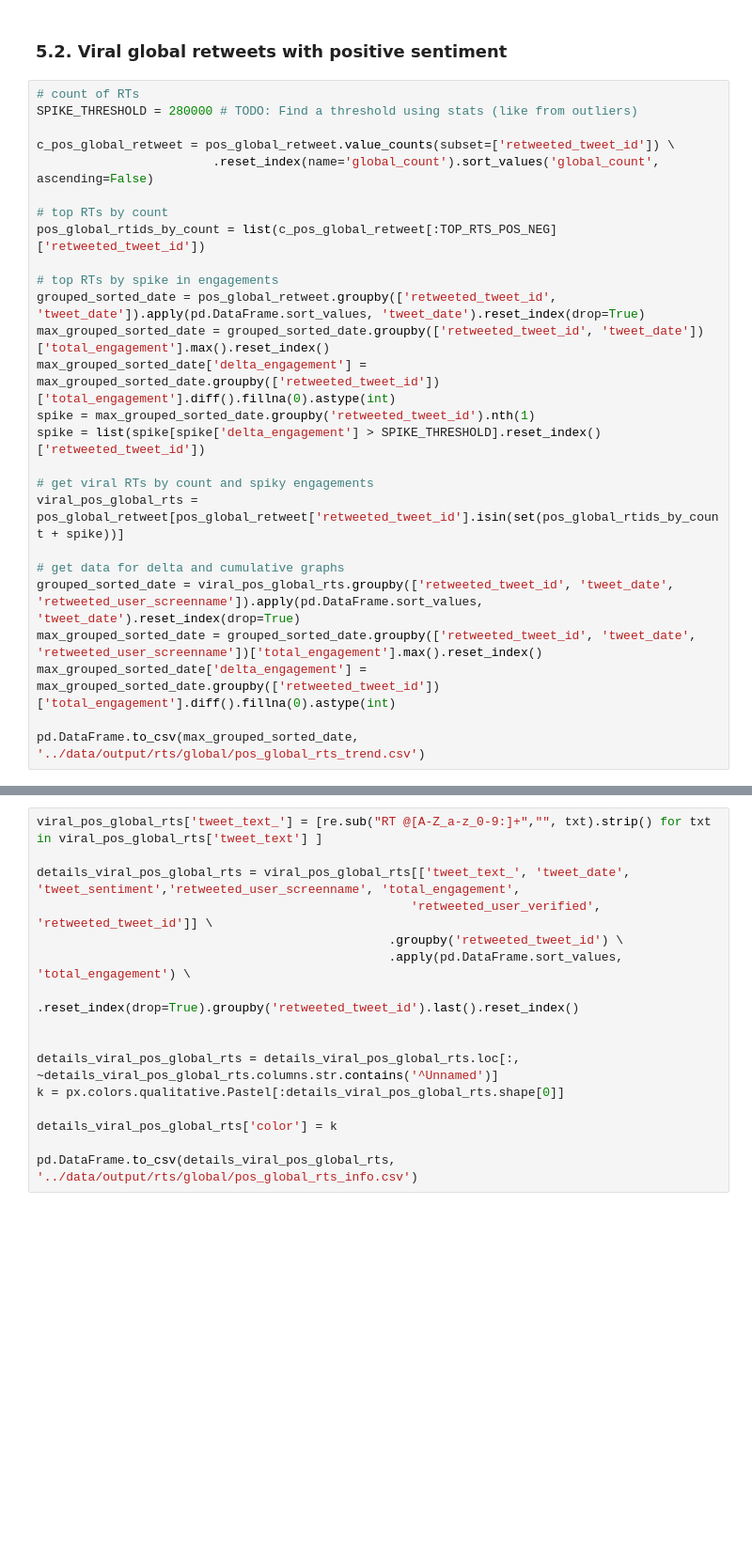
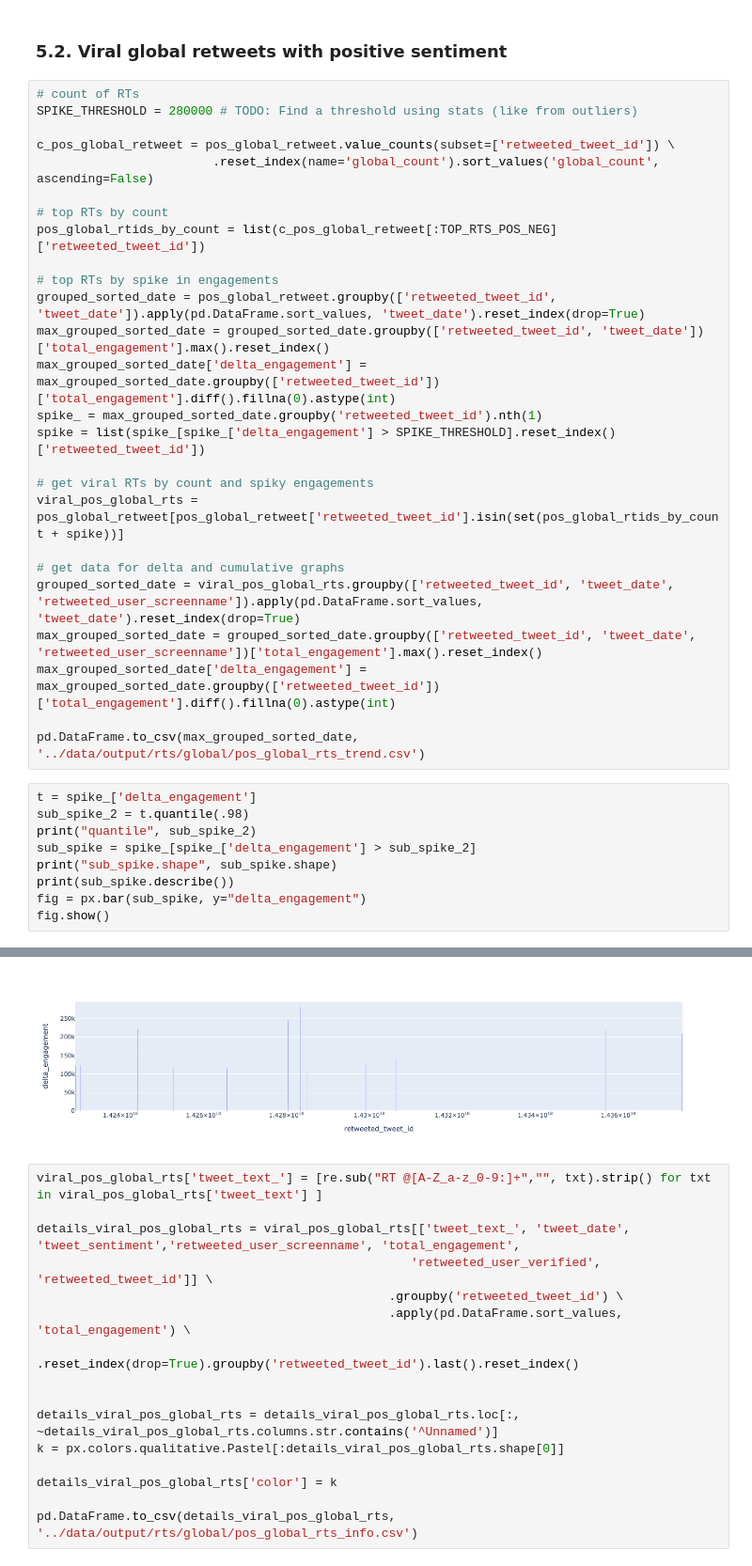
Before and after one commit to anshu0612/geocoded-tweets-analysis-dashboard, a Jupyter notebook: notebooks/sg_tweets_engagements_eda.ipynb, the cells around one changed output, grey strips where cells are left out. Shown at 94% size. Cells and saved outputs as stored; diff of their text form; blank space fills up the shorter version.

```diff
--- a/notebooks/sg_tweets_engagements_eda.ipynb
+++ b/notebooks/sg_tweets_engagements_eda.ipynb
@@ -619,8 +722,8 @@ pos_global_rtids_by_count = list(c_pos_global_retweet[:TOP_RTS_POS_NEG]['retweet
 grouped_sorted_date = pos_global_retweet.groupby(['retweeted_tweet_id', 'tweet_date']).apply(pd.DataFrame.sort_values, 'tweet_date').reset_index(drop=True)
 max_grouped_sorted_date = grouped_sorted_date.groupby(['retweeted_tweet_id', 'tweet_date'])['total_engagement'].max().reset_index()
 max_grouped_sorted_date['delta_engagement'] = max_grouped_sorted_date.groupby(['retweeted_tweet_id'])['total_engagement'].diff().fillna(0).astype(int)
-spike = max_grouped_sorted_date.groupby('retweeted_tweet_id').nth(1)
-spike = list(spike[spike['delta_engagement'] > SPIKE_THRESHOLD].reset_index()['retweeted_tweet_id'])
+spike_ = max_grouped_sorted_date.groupby('retweeted_tweet_id').nth(1)
+spike = list(spike_[spike_['delta_engagement'] > SPIKE_THRESHOLD].reset_index()['retweeted_tweet_id'])
 
 # get viral RTs by count and spiky engagements
 viral_pos_global_rts = pos_global_retweet[pos_global_retweet['retweeted_tweet_id'].isin(set(pos_global_rtids_by_count + spike))]
@@ -631,3 +734,13 @@ max_grouped_sorted_date = grouped_sorted_date.groupby(['retweeted_tweet_id', 'tw
 max_grouped_sorted_date['delta_engagement'] = max_grouped_sorted_date.groupby(['retweeted_tweet_id'])['total_engagement'].diff().fillna(0).astype(int)
 
 pd.DataFrame.to_csv(max_grouped_sorted_date, '../data/output/rts/global/pos_global_rts_trend.csv')
+# %%
+t = spike_['delta_engagement']
+sub_spike_2 = t.quantile(.98)
+print("quantile", sub_spike_2)
+sub_spike = spike_[spike_['delta_engagement'] > sub_spike_2]
+print("sub_spike.shape", sub_spike.shape)
+print(sub_spike.describe())
+fig = px.bar(sub_spike, y="delta_engagement")
+fig.show()
+# %% [output]
@@ -634,3 +758,4 @@ pd.DataFrame.to_csv(max_grouped_sorted_date, '../data/output/rts/global/pos_glob
+[figure, added]
 # %%
 viral_pos_global_rts['tweet_text_'] = [re.sub("RT @[A-Z_a-z_0-9:]+","", txt).strip() for txt in viral_pos_global_rts['tweet_text'] ]
 
```
Also changed, not shown: parts of 21 cells of this notebook, 7 other files.
